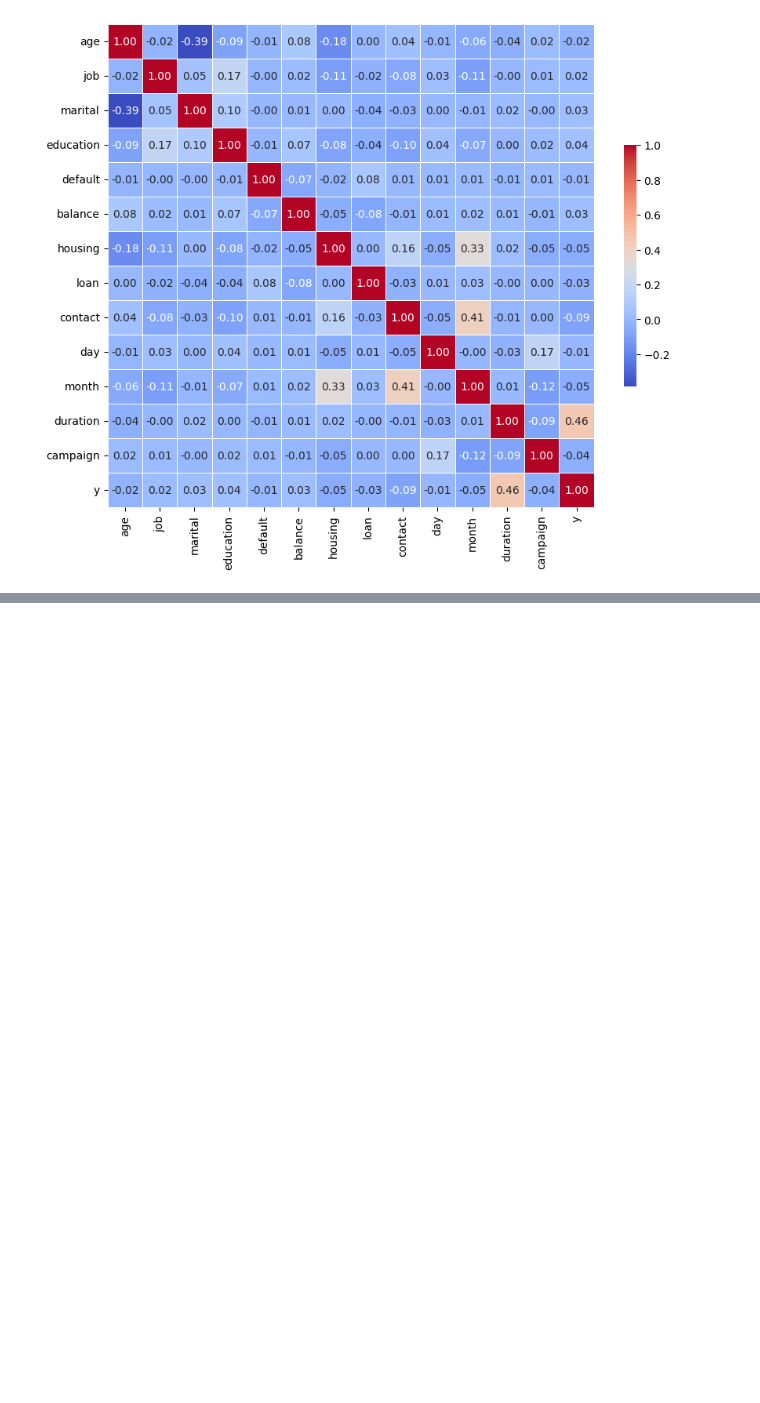
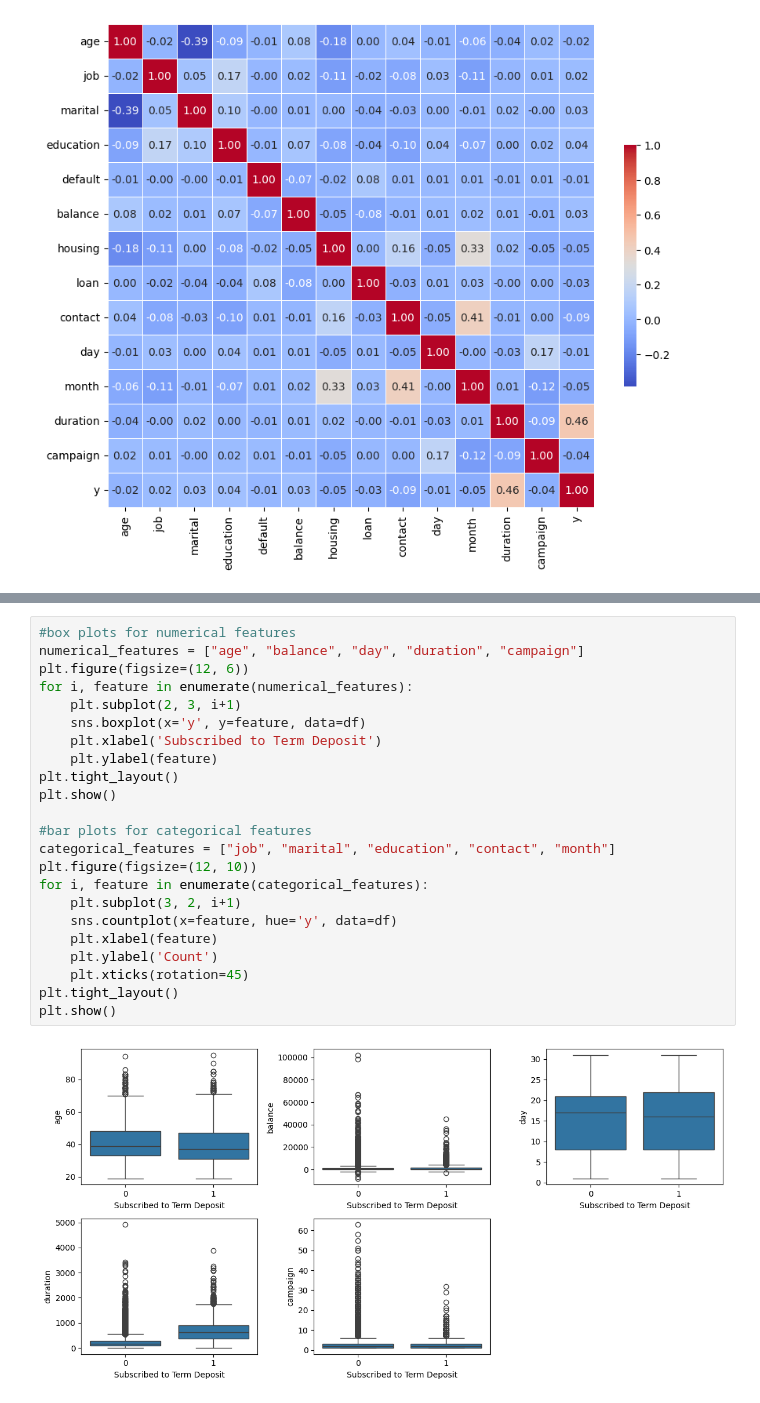
Before and after one commit to dafuego1/Apziva, a Jupyter notebook: notebooks/Term Deposit Marketing/Term Deposit Marketing.ipynb, the cells around one changed output, grey strips where cells are left out. Cells and saved outputs as stored; diff of their text form; blank space fills up the shorter version.

```diff
--- a/notebooks/Term Deposit Marketing/Term Deposit Marketing.ipynb
+++ b/notebooks/Term Deposit Marketing/Term Deposit Marketing.ipynb
@@ -254,0 +176,25 @@ weighted avg       0.93      0.94      0.93      8000
+# %%
+#box plots for numerical features
+numerical_features = ["age", "balance", "day", "duration", "campaign"]
+plt.figure(figsize=(12, 6))
+for i, feature in enumerate(numerical_features):
+    plt.subplot(2, 3, i+1)
+    sns.boxplot(x='y', y=feature, data=df)
+    plt.xlabel('Subscribed to Term Deposit')
+    plt.ylabel(feature)
+plt.tight_layout()
+plt.show()
+
+#bar plots for categorical features
+categorical_features = ["job", "marital", "education", "contact", "month"]
+plt.figure(figsize=(12, 10))
+for i, feature in enumerate(categorical_features):
+    plt.subplot(3, 2, i+1)
+    sns.countplot(x=feature, hue='y', data=df)
+    plt.xlabel(feature)
+    plt.ylabel('Count')
+    plt.xticks(rotation=45)
+plt.tight_layout()
+plt.show()
+# %% [output]
+[figure, added]
```
Also changed, not shown: parts of 21 cells of this notebook.
